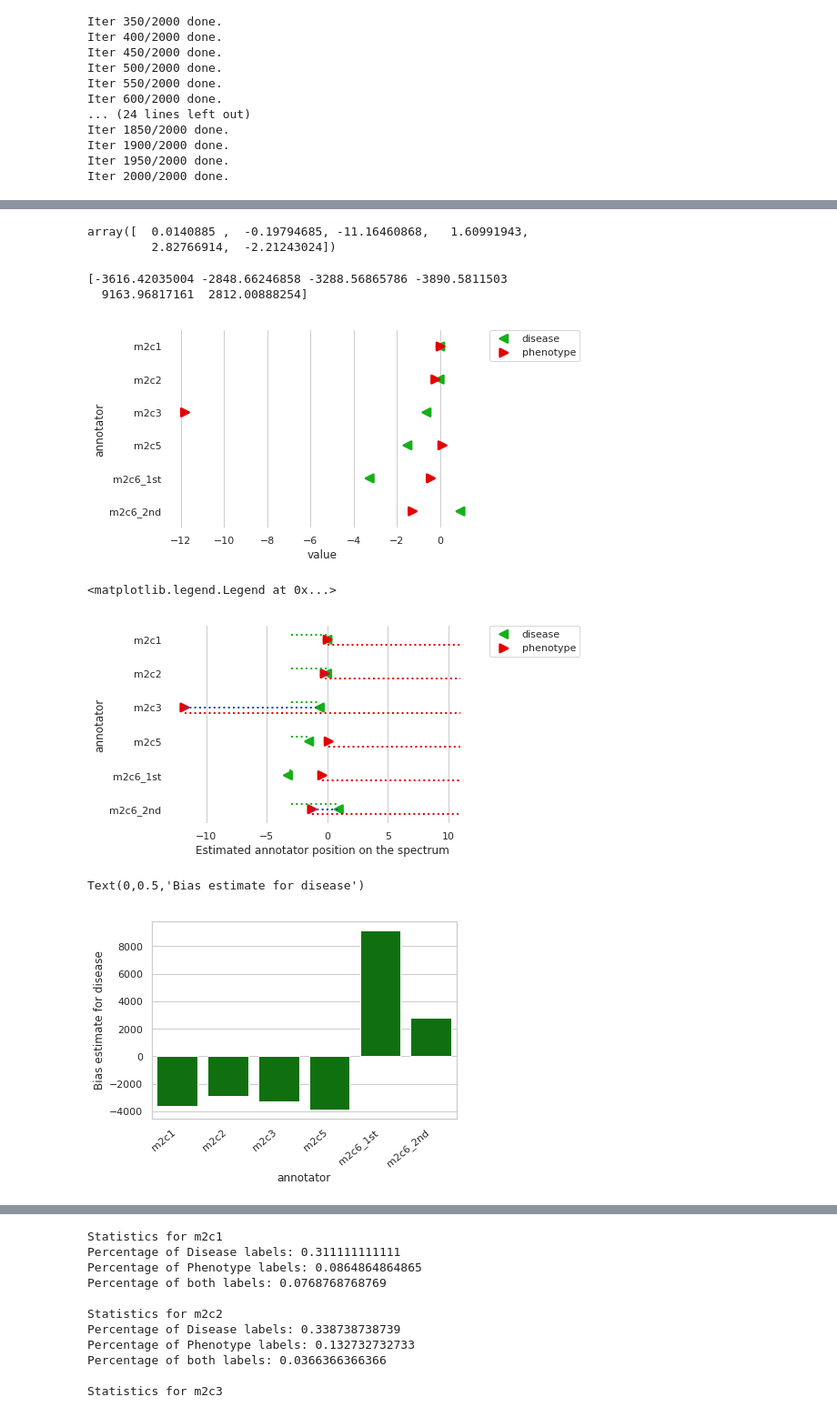
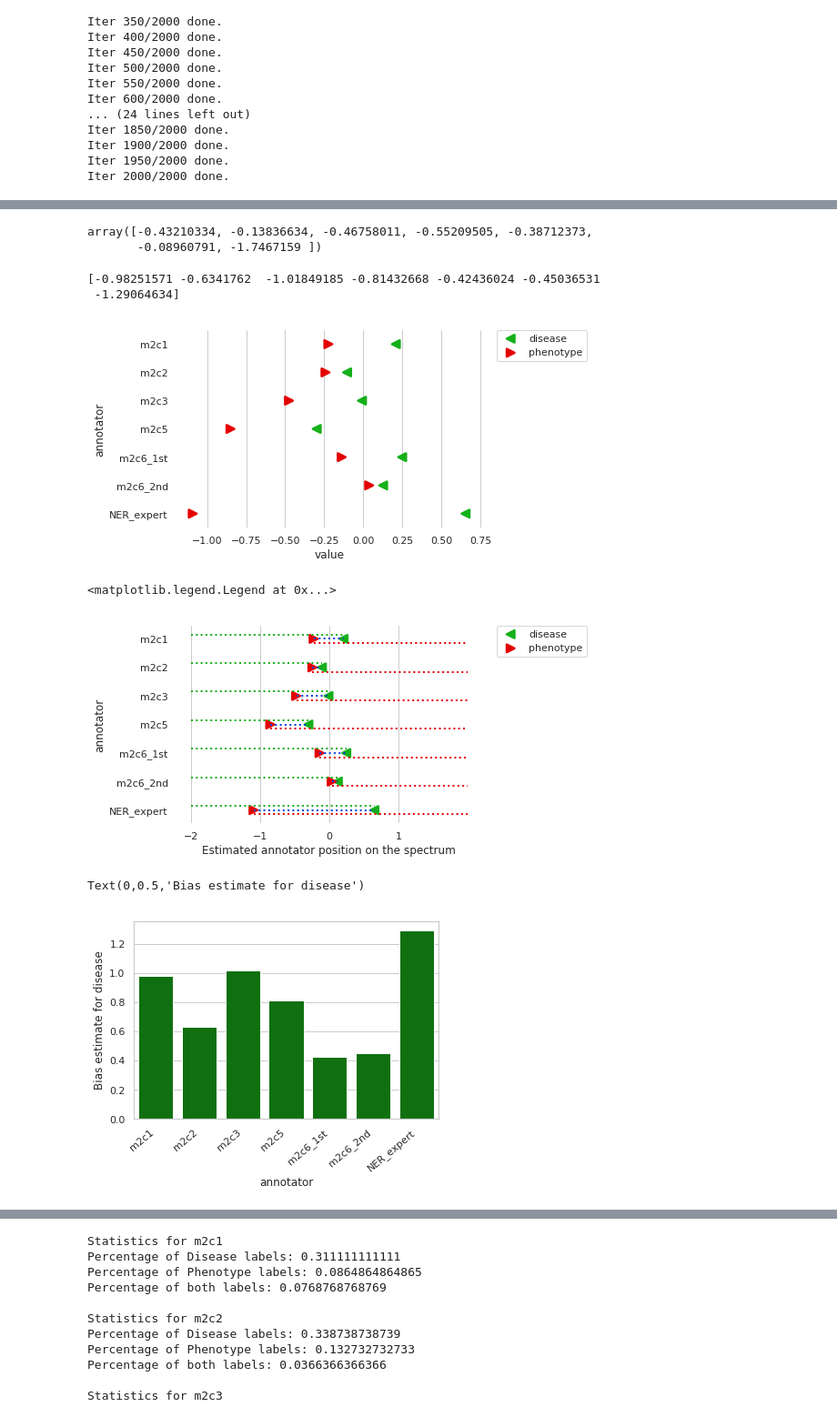
Before and after one commit to AkshitaB/scripps, a Jupyter notebook: graphical/IdealPointNamedWithExpertRelevant.ipynb, the cells around one changed output, grey strips where cells are left out. Shown at 91% size. Saved outputs shown, nothing was run; the diff lists cells and outputs as text; code cells hidden in the pictures.

```diff
--- a/graphical/IdealPointNamedWithExpertRelevant.ipynb
+++ b/graphical/IdealPointNamedWithExpertRelevant.ipynb
@@ -19,7 +19,7 @@ from scripps.utils import read_datasets, norm1d, bayesian_linear_regression
 
 import seaborn as sns
 # %%
-include_NER = False
+include_NER = True
 # %%
 CF = read_datasets.get_configuration()
 cs_annotator_names = [key for key in dict(CF.items('m2c_citizen_disease')).keys() if key!='path']
@@ -163,5 +163,5 @@ relevant_annotations = relevant_annotations.reset_index()
 no_nones = {}
 nones = {}
 for annotator_name in annotator_names:
-    no_nones[annotator_name] = relevant_annotations[relevant_annotations[annotator_names] != 'None'].index
-    nones[annotator_name] = relevant_annotations[relevant_annotations[annotator_names] == 'None'].index
+    no_nones[annotator_name] = relevant_annotations[relevant_annotations[annotator_name] != 'None'].index
+    nones[annotator_name] = relevant_annotations[relevant_annotations[annotator_name] == 'None'].index
@@ -512,8 +522,8 @@ phe_loc = (xpa + xpr)/2
 
 phe_loc - dis_loc
 # %% [output]
-array([  0.0140885 ,  -0.19794685, -11.16460868,   1.60991943,
-         2.82766914,  -2.21243024])
+array([-0.43210334, -0.13836634, -0.46758011, -0.55209505, -0.38712373,
+       -0.08960791, -1.7467159 ])
 # %%
 dis_phe_pd = pd.DataFrame()
 dis_phe_pd['disease'] = dis_loc
@@ -541,9 +551,9 @@ plt.legend(bbox_to_anchor=(1.05, 1), loc=2, borderaxespad=0.)
 dis_inverses = 1/(xda - xdr)
 print(dis_inverses)
 # %% [output]
-[-3616.42035004 -2848.66246858 -3288.56865786 -3890.5811503
-  9163.96817161  2812.00888254]
+[-0.98251571 -0.6341762  -1.01849185 -0.81432668 -0.42436024 -0.45036531
+ -1.29064634]
-[figure, old version]
+[figure, new version]
 # %%
 dis_phe_pd = pd.DataFrame()
 dis_phe_pd['disease'] = dis_loc
@@ -570,31 +580,31 @@ for annotator in annotator_names:
 
     phe = dis_phe_pd[(dis_phe_pd['annotator'] == annotator) & (dis_phe_pd['measurement'] == 'phenotype')]['value']
 
-    plt.plot([max(dis.sum()-5, -3), dis.sum()], [i-0.15, i-0.15], sns.xkcd_rgb["green"], lw=2, linestyle=':')
-    plt.plot([phe.sum(), max(phe.sum()+5, 11)], [i+0.15, i+0.15], sns.xkcd_rgb["red"], lw=2, linestyle=':')
+    plt.plot([-2, dis.sum()], [i-0.15, i-0.15], sns.xkcd_rgb["green"], lw=2, linestyle=':')
+    plt.plot([phe.sum(), 2], [i+0.15, i+0.15], sns.xkcd_rgb["red"], lw=2, linestyle=':')
     if phe.sum() < dis.sum():
         plt.plot([phe.sum(), dis.sum()], [i, i], sns.xkcd_rgb["blue"], lw=2, linestyle=':')
     i += 1
 
 #ax.set(xticks=[-3.0, -2.5, -2.0, -1.5, -1.0, -0.5, 0.0, 0.5])
-#ax.set(xticks=np.arange(np.floor(theta_min), np.ceil(theta_max)))
+ax.set(xticks=np.arange(np.floor(theta_min), np.ceil(theta_max)))
 ax.set_xlabel('Estimated annotator position on the spectrum')
 
 plt.legend(bbox_to_anchor=(1.05, 1), loc=2, borderaxespad=0.)
 # %% [output]
 <matplotlib.legend.Legend at 0x...>
-[figure, old version]
+[figure, new version]
 # %%
-dis_inverses = 1/(xda - xdr)
+dis_inverses = 1/(xdr-xda)
 
 dis_inverses_pd = pd.DataFrame()
 dis_inverses_pd['error_bar'] = dis_inverses
 dis_inverses_pd['annotator'] = annotator_names
 
 ax = sns.barplot(x="annotator", y="error_bar", data=dis_inverses_pd, color="green")
 ax.set_xticklabels(ax.get_xticklabels(), rotation=40, ha="right")
 ax.set_ylabel('Bias estimate for disease')
 # %% [output]
 Text(0,0.5,'Bias estimate for disease')
-[figure, old version]
+[figure, new version]
 # %%
```
Also changed, not shown: parts of 19 cells of this notebook.
